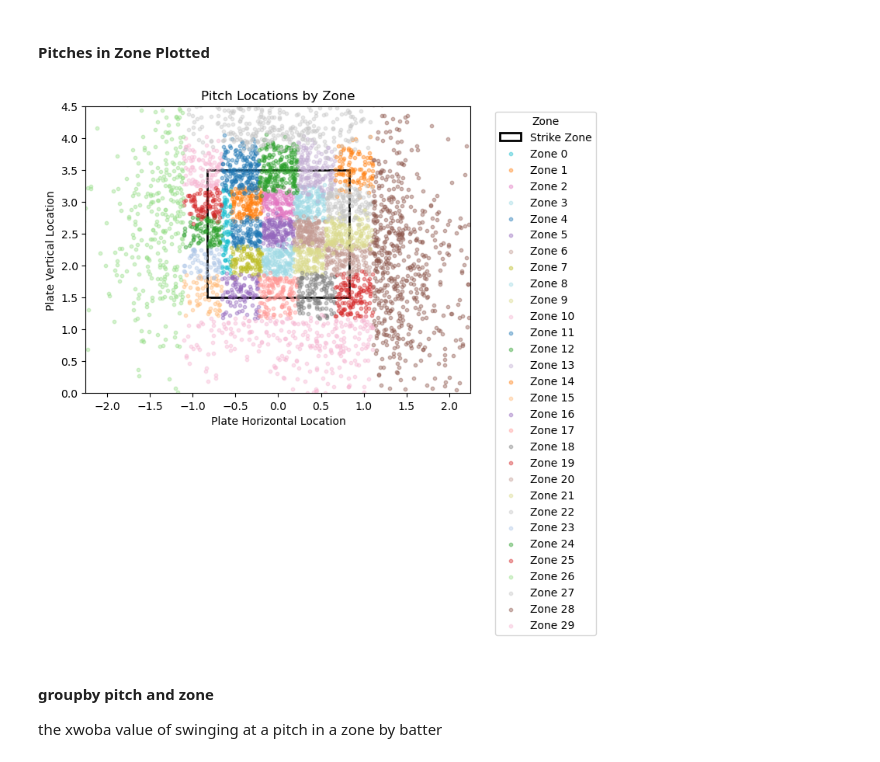
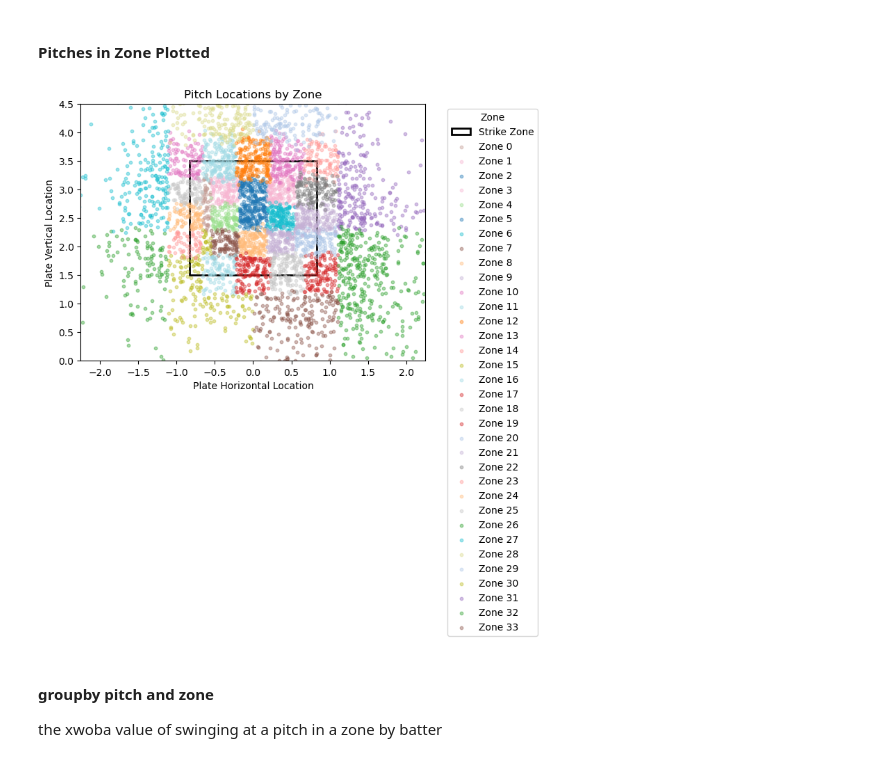
Before and after one commit to daltonlowery26/swing_decisons, a Jupyter notebook: analysis/woba_pitch_zone.ipynb, the cells around one changed output. Drawn from its saved outputs; the diff is of its cells as text; code cells hidden in the pictures.

```diff
--- a/analysis/woba_pitch_zone.ipynb
+++ b/analysis/woba_pitch_zone.ipynb
@@ -12,11 +12,21 @@ df = pd.read_csv('./data/final_datasets/pitch_21_24.csv')
 #### Grouping by Pitch Type
 # %%
 df['game_date'] = pd.to_datetime(df['game_date']).dt.year
+# %%
+df = df[df['pitch_name'] != 'Pitch Out']
 # %%
-pitch_groups = {'breaking': ['Sweeper', 'Slurve', 'Slow Curve', 'Slider', 'Knuckle Curve', 'Curveball'],
-                'offspeed': ['Split-Finger', 'Forkball', 'Changeup'],
-                'fastball': ['Sinker', 'Cutter', '4-Seam Fastball']
-                }
+pitch_groups = {
+    'curveballs': ['Curveball', 'Knuckle Curve', 'Slow Curve'],
+    'sliders_sweepers': ['Slider', 'Sweeper', 'Slurve'],
+    'screwball': ['Screwball'],
+
+    'split_grip': ['Split-Finger', 'Forkball'],
+    'changeups': ['Changeup'],
+
+    'four_seam': ['4-Seam Fastball'],
+    'sinkers': ['Sinker'],
+    'cutters': ['Cutter']
+}
 # in the df pitch name col change pitch names to this dicty above
 def map_pitch_group(pitch):
     for group, names in pitch_groups.items():
@@ -108,7 +136,8 @@ horz_bounds = [
     -2.66/12,
     2.66/12, #7
     7.98/12,
-    13.3/12
+    13.3/12,
+    0
 
 
 ]
@@ -145,18 +174,24 @@ conditions = [
     (vert_bounds[2] <= df['plate_vert']) & (df['plate_vert'] <= vert_bounds[0]) & (horz_bounds[4] <= df['plate_horz']) & (df['plate_horz'] <= horz_bounds[5]), # Zone 24
     (vert_bounds[0] <= df['plate_vert']) & (df['plate_vert'] <= vert_bounds[1]) & (horz_bounds[4] <= df['plate_horz']) & (df['plate_horz'] <= horz_bounds[5]), # Zone 25
 
-    (df['plate_horz'] <= horz_bounds[4] (vert_bounds[2] <= df['plate_vert'])), # Zone 26
-    (df['plate_horz'] <= horz_bounds[4]), # Zone 26
-    (vert_bounds[6] <= df['plate_vert']) & (horz_bounds[4] <= df['plate_horz']) & (df['plate_horz'] <= horz_bounds[9]), # Zone 27
-    (df['plate_horz'] >= horz_bounds[9]), # Zone 28
-    (vert_bounds[7] >= df['plate_vert']) & (horz_bounds[4] <= df['plate_horz']) & (df['plate_horz'] <= horz_bounds[9]) # Zone 29
+    (df['plate_horz'] <= horz_bounds[4]) & (df['plate_vert'] <= vert_bounds[2]), # Zone 26
+    (df['plate_horz'] <= horz_bounds[4]) & (df['plate_vert'] > vert_bounds[2]), # Zone 27
+
+    (vert_bounds[6] <= df['plate_vert']) & (horz_bounds[4] <= df['plate_horz']) & (df['plate_horz'] <= horz_bounds[10]), #28
+    (vert_bounds[6] <= df['plate_vert']) & (df['plate_horz'] >= horz_bounds[0]) & (df['plate_horz'] <= horz_bounds[9]), # Zone 29
+    (horz_bounds[4] <= df['plate_horz']) & (df['plate_horz'] <= horz_bounds[10]) & (df['plate_vert'] <= vert_bounds[2]), # Zone 30
+
+    (df['plate_horz'] >= horz_bounds[9]) & (df['plate_vert'] >= vert_bounds[2]), # 31
+    (df['plate_horz'] >= horz_bounds[9]) & (df['plate_vert'] <= vert_bounds[2]), # 32
+
+    (vert_bounds[7] >= df['plate_vert']) & (horz_bounds[4] <= df['plate_horz']) & (df['plate_horz'] <= horz_bounds[9]) # Zone 33
 
 
 
 ]
 
 # Define the corresponding values for each condition
-choices = [1, 2, 3, 4, 5, 6, 7, 8, 9, 10, 11 ,12, 13, 14, 15, 16, 17, 18, 19, 20, 21, 22, 23, 24, 25, 26, 27, 28, 29]
+choices = [1, 2, 3, 4, 5, 6, 7, 8, 9, 10, 11 ,12, 13, 14, 15, 16, 17, 18, 19, 20, 21, 22, 23, 24, 25, 26, 27, 28, 29, 30, 31, 32, 33]
 
 df['nzone'] = np.select(conditions, choices, default=0)
 # %% [markdown]
@@ -178,36 +213,35 @@ plt.gca().add_patch(
         fill=False, edgecolor='black', linewidth=2, linestyle='-', label='Strike Zone'
     )
 )
 
 # Filter for Aaron Judge
 df_judge = df[df['batter'] == 'mike trout']
 
 unique_zones = sorted(df_judge['nzone'].unique())
 cmap = plt.get_cmap('tab20', len(unique_zones))
 
 # Shuffle color assignments to maximize contrast between adjacent zones
 shuffled_indices = list(range(len(unique_zones)))
-random.seed(27)  # For reproducibility
+random.seed(232)  # For reproducibility
 random.shuffle(shuffled_indices)
 zone_colors = {zone: cmap(shuffled_indices[i]) for i, zone in enumerate(unique_zones)}
 
 for zone in unique_zones:
     subset = df_judge[df_judge['nzone'] == zone]
     plt.scatter(
         subset['plate_horz'], subset['plate_vert'],
         color=zone_colors[zone], label=f'Zone {zone}',
         alpha=0.4, s=10
     )
 
 plt.xlabel('Plate Horizontal Location')
 plt.ylabel('Plate Vertical Location')
 plt.ylim(0, 4.5)
 plt.xlim(-2.25, 2.25)
 plt.title('Pitch Locations by Zone')
-plt.legend(title='Zone', bbox_to_anchor=(1.05, 1), loc='upper left')
 plt.show()
 # %% [output]
-[figure, old version]
+[figure, new version]
 # %% [markdown]
 #### groupby pitch and zone
 the xwoba value of swinging at a pitch in a zone by batter
```
Also changed, not shown: parts of 16 cells of this notebook, 2 other files.
